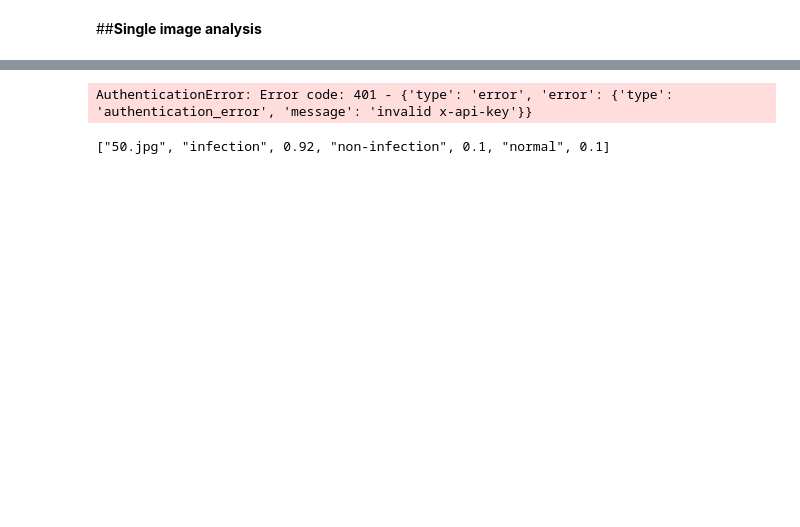
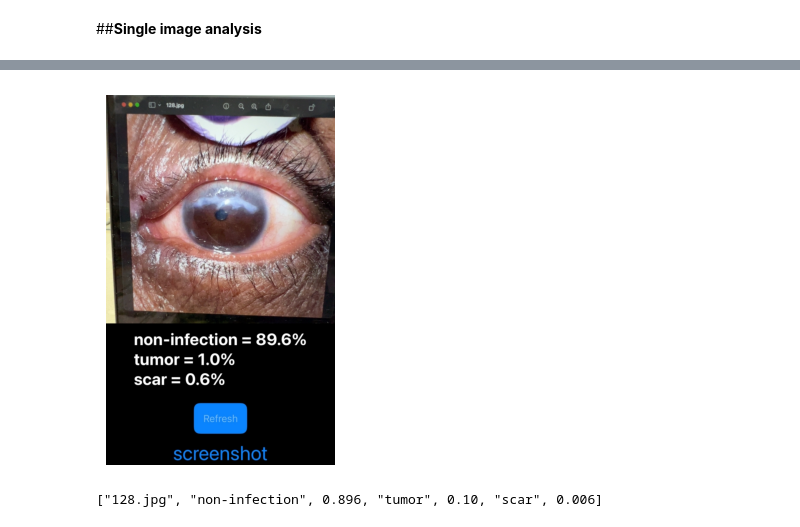
Before and after one commit to ykitaguchi77/CorneAI, a Jupyter notebook: Claude3_data_extraction_from_screenshot.ipynb, the cells around one changed output, grey strips where cells are left out. Cells and saved outputs as stored; diff of their text form; code cells hidden in the pictures; blank space fills up the shorter version.

```diff
--- a/Claude3_data_extraction_from_screenshot.ipynb
+++ b/Claude3_data_extraction_from_screenshot.ipynb
@@ -73,6 +76,6 @@ with open(file_name, "rb") as f:
     image1_data = base64.b64encode(image_data).decode("utf-8")
 
 # 画像のMIMEタイプを設定（必要に応じて変更）
-image1_media_type = "image/jpg"  # または "image/png" など
+image1_media_type = "image/jpeg"  # または "image/png" など
 # %% [output]
 [interactive output not drawn]
@@ -124,11 +127,18 @@ message = client.messages.create(
         }
     ],
 )
-# %% [output]
-AuthenticationError: Error code: 401 - {'type': 'error', 'error': {'type': 'authentication_error', 'message': 'invalid x-api-key'}}
 # %%
+# 画像を開く
+image = Image.open(file_name)
+
+# 画像を表示
+plt.imshow(image)
+plt.axis('off')  # 軸を非表示にする
+plt.show()
+
 # textを抽出して表示
 text = message.content[0].text
 print(text)
 # %% [output]
+[figure, added]
-["50.jpg", "infection", 0.92, "non-infection", 0.1, "normal", 0.1]
+["128.jpg", "non-infection", 0.896, "tumor", 0.10, "scar", 0.006]
```
Also changed, not shown: parts of 2 cells of this notebook.
